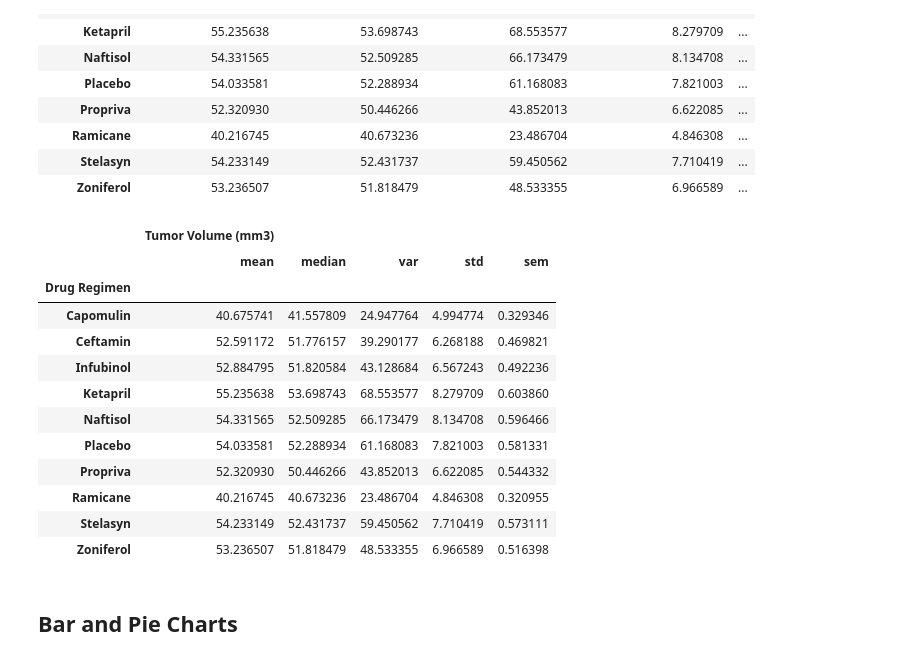
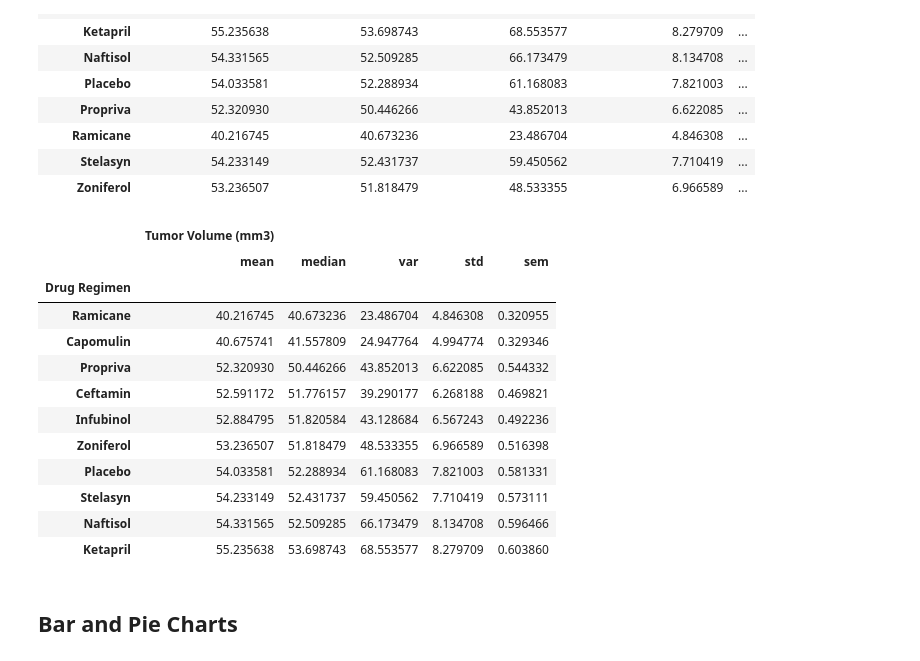
Before and after one commit to gmitt98/visualization-challenge, a Jupyter notebook: pymaceuticals_starter.ipynb, the cells around one changed output. Drawn from its saved outputs; the diff is of its cells as text; code cells hidden in the pictures.

```diff
--- a/pymaceuticals_starter.ipynb
+++ b/pymaceuticals_starter.ipynb
@@ -133,24 +133,27 @@ mouse_study_summary
 # %%
 # Generate a summary statistics table of mean, median, variance, standard deviation,
 # and SEM of the tumor volume for each regimen
 
 # Using the aggregation method, produce the same summary statistics in a single line.
 mouse_study_summary_agg = groupeddf.agg({"Tumor Volume (mm3)": ['mean', 'median', 'var', 'std', 'sem']})
+
+# Here I stort it by mean volume, smallest to largest
+mouse_study_summary_agg = mouse_study_summary_agg.sort_values(by =("Tumor Volume (mm3)", "mean"), ascending = True)
 mouse_study_summary_agg
 # %% [output]
 |  | Tumor Volume (mm3) |  |  |  |  |
 |  | mean | median | var | std | sem |
 | Drug Regimen |  |  |  |  |  |
+| Ramicane | 40.216745 | 40.673236 | 23.486704 | 4.846308 | 0.320955 |
 | Capomulin | 40.675741 | 41.557809 | 24.947764 | 4.994774 | 0.329346 |
+| Propriva | 52.320930 | 50.446266 | 43.852013 | 6.622085 | 0.544332 |
 | Ceftamin | 52.591172 | 51.776157 | 39.290177 | 6.268188 | 0.469821 |
 | Infubinol | 52.884795 | 51.820584 | 43.128684 | 6.567243 | 0.492236 |
+| Zoniferol | 53.236507 | 51.818479 | 48.533355 | 6.966589 | 0.516398 |
+| Placebo | 54.033581 | 52.288934 | 61.168083 | 7.821003 | 0.581331 |
+| Stelasyn | 54.233149 | 52.431737 | 59.450562 | 7.710419 | 0.573111 |
+| Naftisol | 54.331565 | 52.509285 | 66.173479 | 8.134708 | 0.596466 |
 | Ketapril | 55.235638 | 53.698743 | 68.553577 | 8.279709 | 0.603860 |
-| Naftisol | 54.331565 | 52.509285 | 66.173479 | 8.134708 | 0.596466 |
-| Placebo | 54.033581 | 52.288934 | 61.168083 | 7.821003 | 0.581331 |
-| Propriva | 52.320930 | 50.446266 | 43.852013 | 6.622085 | 0.544332 |
-| Ramicane | 40.216745 | 40.673236 | 23.486704 | 4.846308 | 0.320955 |
-| Stelasyn | 54.233149 | 52.431737 | 59.450562 | 7.710419 | 0.573111 |
-| Zoniferol | 53.236507 | 51.818479 | 48.533355 | 6.966589 | 0.516398 |
 # %% [markdown]
 ## Bar and Pie Charts
 # %%
```
Also changed, not shown: parts of 2 cells of this notebook.
